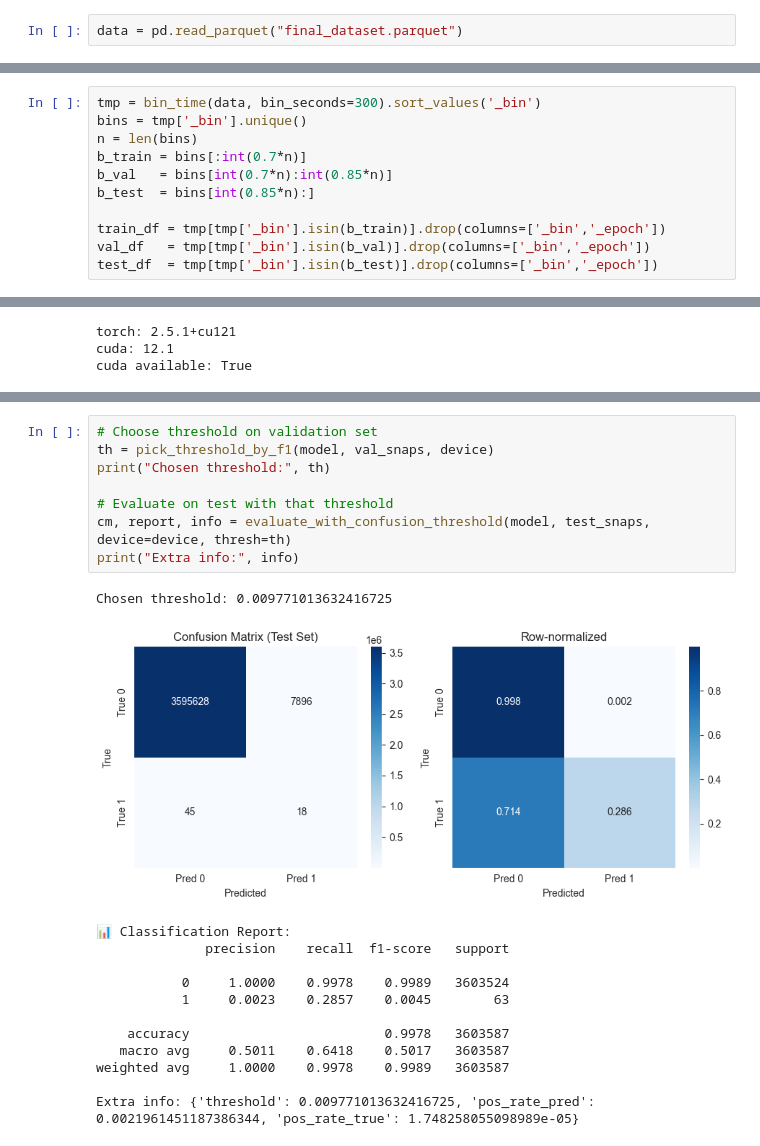
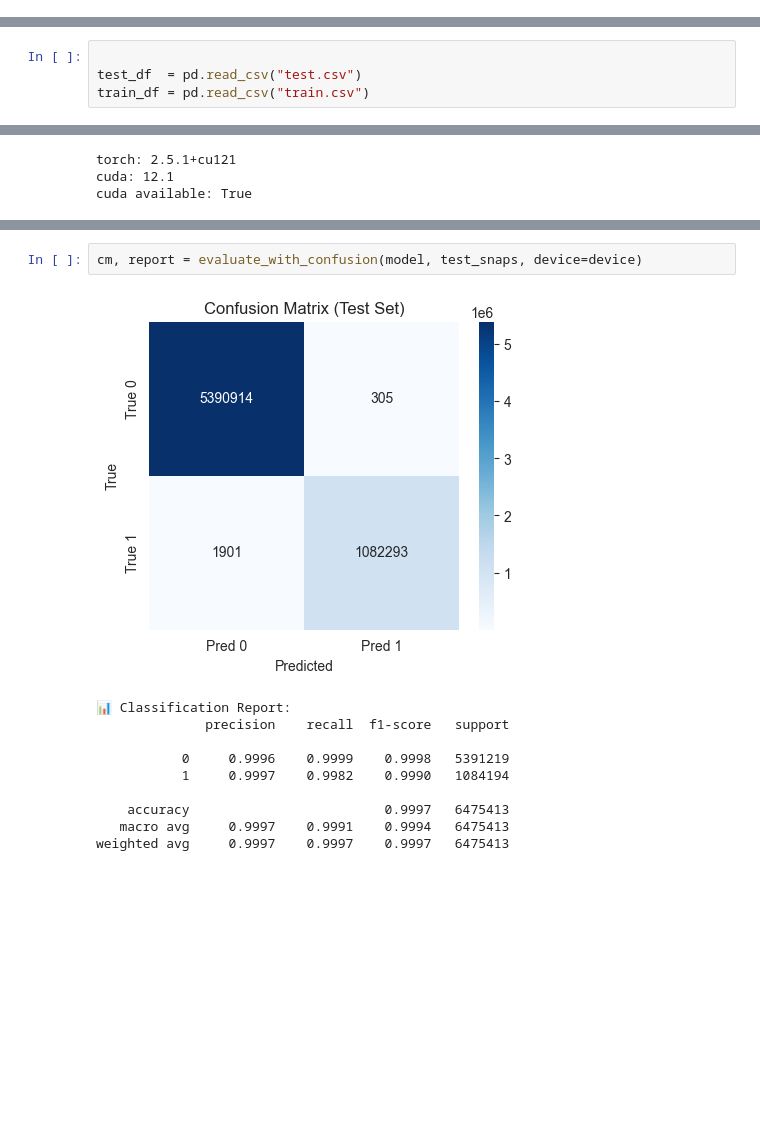
Before and after one commit to gligalexandru/gml-project, a Jupyter notebook: temporal_model_version_alisa.ipynb, the cells around one changed output, grey strips where cells are left out. Drawn from its saved outputs; the diff is of its cells as text; blank space fills up the shorter version.

```diff
--- a/temporal_model_version_alisa.ipynb
+++ b/temporal_model_version_alisa.ipynb
@@ -43,5 +43,3 @@ user site: C:\Users\Alice\AppData\Roaming\Python\Python311\site-packages
 import sys; print(sys.version)
 # %% [output]
 3.11.9 (tags/v3.11.9:de54cf5, Apr  2 2024, 10:12:12) [MSC v.1938 64 bit (AMD64)]
-# %%
-data = pd.read_parquet("final_dataset.parquet")
@@ -285,16 +283,9 @@ def run_epoch(model, snapshots, optimizer=None, device='cpu', weights=None):
     acc = total_correct / max(1, total_edges)
     return avg_loss, acc
 # %%
-tmp = bin_time(data, bin_seconds=300).sort_values('_bin')
-bins = tmp['_bin'].unique()
-n = len(bins)
-b_train = bins[:int(0.7*n)]
-b_val   = bins[int(0.7*n):int(0.85*n)]
-b_test  = bins[int(0.85*n):]
 
-train_df = tmp[tmp['_bin'].isin(b_train)].drop(columns=['_bin','_epoch'])
-val_df   = tmp[tmp['_bin'].isin(b_val)].drop(columns=['_bin','_epoch'])
-test_df  = tmp[tmp['_bin'].isin(b_test)].drop(columns=['_bin','_epoch'])
+test_df  = pd.read_csv("test.csv")
+train_df = pd.read_csv("train.csv")
 # %%
 device = 'cuda' if torch.cuda.is_available() else 'cpu'
 # %%
@@ -670,22 +617,13 @@ def evaluate_with_confusion_threshold(model, snapshots, device='cpu', thresh=0.5
 # %%
-# Choose threshold on validation set
-th = pick_threshold_by_f1(model, val_snaps, device)
-print("Chosen threshold:", th)
-
-# Evaluate on test with that threshold
-cm, report, info = evaluate_with_confusion_threshold(model, test_snaps, device=device, thresh=th)
-print("Extra info:", info)
+cm, report = evaluate_with_confusion(model, test_snaps, device=device)
 # %% [output]
+[figure, new version]
-Chosen threshold: 0.009771013632416725
+📊 Classification Report:
+              precision    recall  f1-score   support
+
+           0     0.9996    0.9999    0.9998   5391219
+           1     0.9997    0.9982    0.9990   1084194
+
+    accuracy                         0.9997   6475413
+   macro avg     0.9997    0.9991    0.9994   6475413
+weighted avg     0.9997    0.9997    0.9997   6475413
-[figure, old version]
-📊 Classification Report:
-              precision    recall  f1-score   support
-
-           0     1.0000    0.9978    0.9989   3603524
-           1     0.0023    0.2857    0.0045        63
-
-    accuracy                         0.9978   3603587
-   macro avg     0.5011    0.6418    0.5017   3603587
-weighted avg     1.0000    0.9978    0.9989   3603587
-
-Extra info: {'threshold': 0.009771013632416725, 'pos_rate_pred': 0.0021961451187386344, 'pos_rate_true': 1.748258055098989e-05}
```
Also changed, not shown: parts of 12 cells of this notebook.
